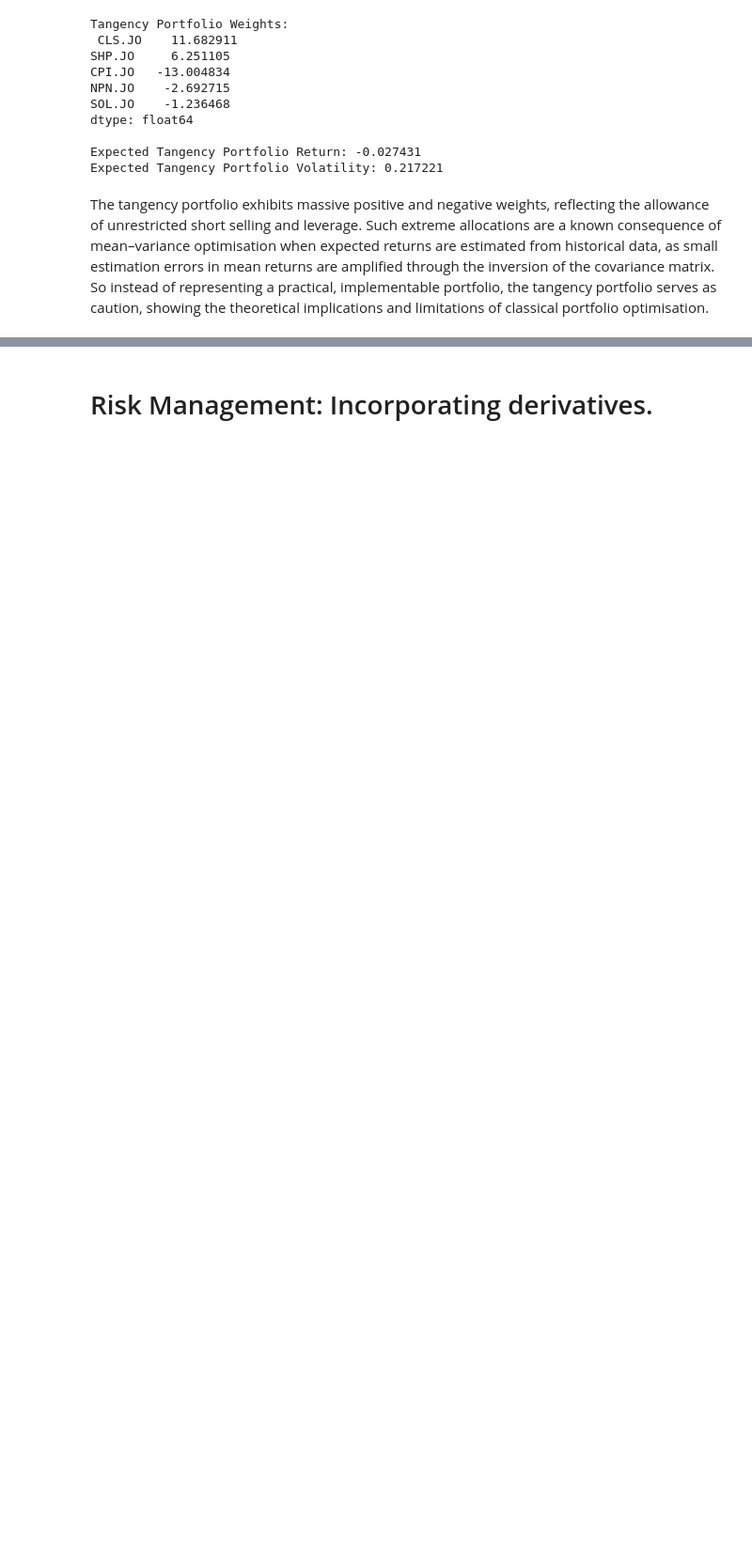
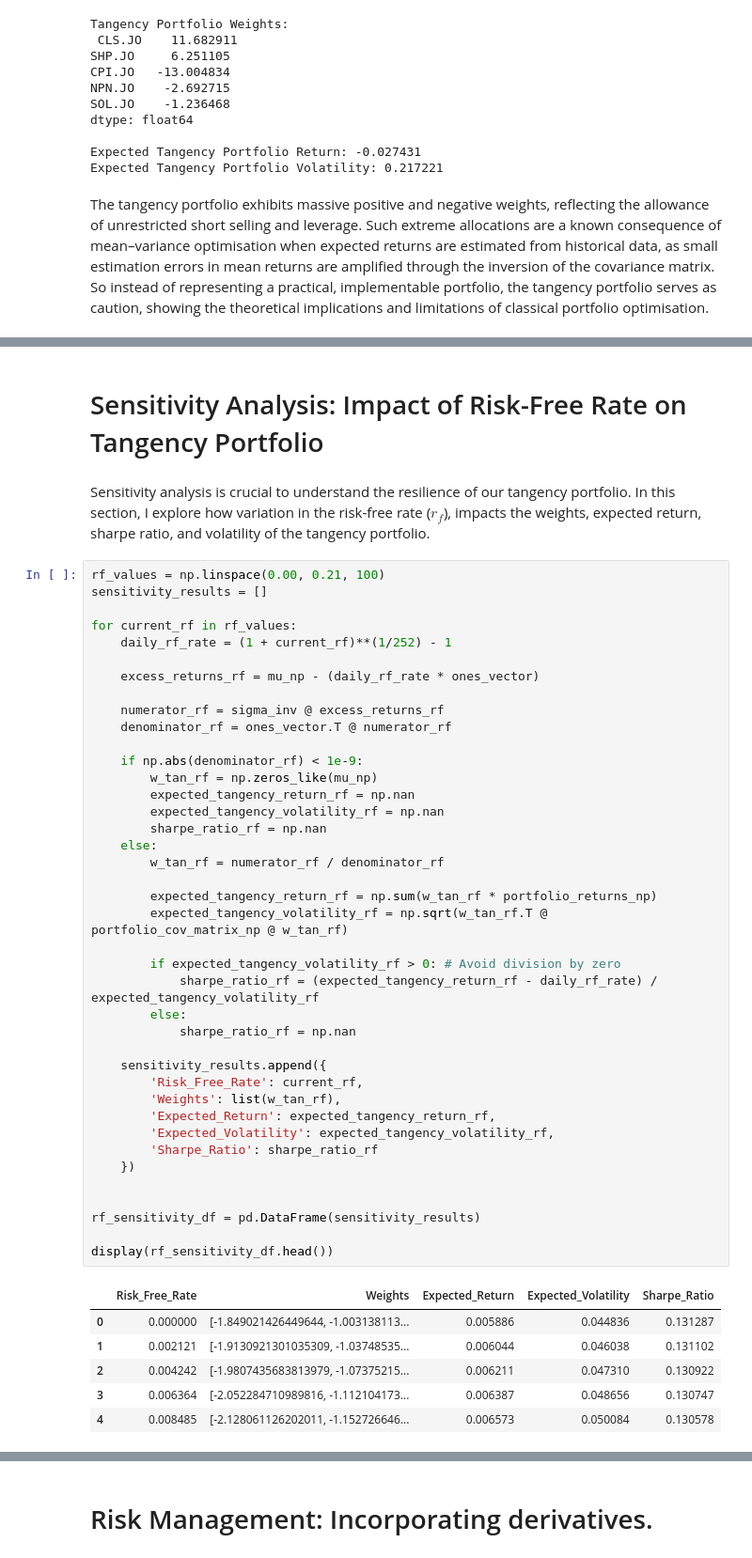
Before and after one commit to Slyson/Multi-Asset-Portfolio-Optimisation-And-Risk-Management, a Jupyter notebook: Multi_Asset_Portfolio_Optimisation_&_Risk_Management.ipynb, the cells around one changed output, grey strips where cells are left out. Shown at 94% size. Saved outputs shown, nothing was run; the diff lists cells and outputs as text; blank space fills up the shorter version.

```diff
--- a/Multi_Asset_Portfolio_Optimisation_&_Risk_Management.ipynb
+++ b/Multi_Asset_Portfolio_Optimisation_&_Risk_Management.ipynb
@@ -481,0 +479,51 @@ The tangency portfolio yields negative expected return - this is not a good(prof
+# %% [markdown]
+# Sensitivity Analysis: Impact of Risk-Free Rate on Tangency Portfolio
+# %% [markdown]
+Sensitivity analysis is crucial to understand the resilience of our tangency portfolio. In this section, I explore how variation in the risk-free rate ($r_f$), impacts the weights, expected return, sharpe ratio, and volatility of the tangency portfolio.
+# %%
+rf_values = np.linspace(0.00, 0.21, 100)
+sensitivity_results = []
+
+for current_rf in rf_values:
+    daily_rf_rate = (1 + current_rf)**(1/252) - 1
+
+    excess_returns_rf = mu_np - (daily_rf_rate * ones_vector)
+
+    numerator_rf = sigma_inv @ excess_returns_rf
+    denominator_rf = ones_vector.T @ numerator_rf
+
+    if np.abs(denominator_rf) < 1e-9:
+        w_tan_rf = np.zeros_like(mu_np)
+        expected_tangency_return_rf = np.nan
+        expected_tangency_volatility_rf = np.nan
+        sharpe_ratio_rf = np.nan
+    else:
+        w_tan_rf = numerator_rf / denominator_rf
+
+        expected_tangency_return_rf = np.sum(w_tan_rf * portfolio_returns_np)
+        expected_tangency_volatility_rf = np.sqrt(w_tan_rf.T @ portfolio_cov_matrix_np @ w_tan_rf)
+
+        if expected_tangency_volatility_rf > 0: # Avoid division by zero
+            sharpe_ratio_rf = (expected_tangency_return_rf - daily_rf_rate) / expected_tangency_volatility_rf
+        else:
+            sharpe_ratio_rf = np.nan
+
+    sensitivity_results.append({
+        'Risk_Free_Rate': current_rf,
+        'Weights': list(w_tan_rf),
+        'Expected_Return': expected_tangency_return_rf,
+        'Expected_Volatility': expected_tangency_volatility_rf,
+        'Sharpe_Ratio': sharpe_ratio_rf
+    })
+
+
+rf_sensitivity_df = pd.DataFrame(sensitivity_results)
+
+display(rf_sensitivity_df.head())
+# %% [output]
+|  | Risk_Free_Rate | Weights | Expected_Return | Expected_Volatility | Sharpe_Ratio |
+| 0 | 0.000000 | [-1.849021426449644, -1.003138113... | 0.005886 | 0.044836 | 0.131287 |
+| 1 | 0.002121 | [-1.9130921301035309, -1.03748535... | 0.006044 | 0.046038 | 0.131102 |
+| 2 | 0.004242 | [-1.9807435683813979, -1.07375215... | 0.006211 | 0.047310 | 0.130922 |
+| 3 | 0.006364 | [-2.052284710989816, -1.112104173... | 0.006387 | 0.048656 | 0.130747 |
+| 4 | 0.008485 | [-2.128061126202011, -1.152726646... | 0.006573 | 0.050084 | 0.130578 |
```
Also changed, not shown: parts of 10 cells of this notebook.
